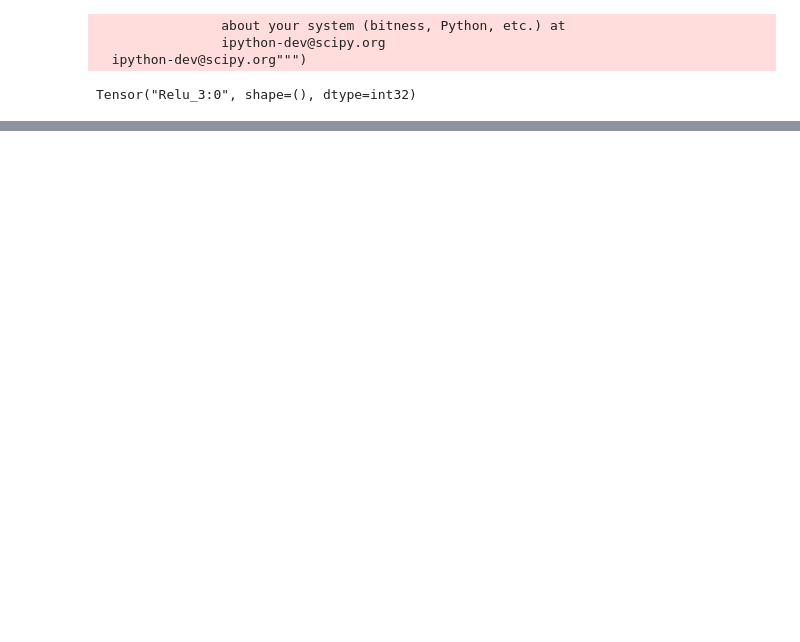
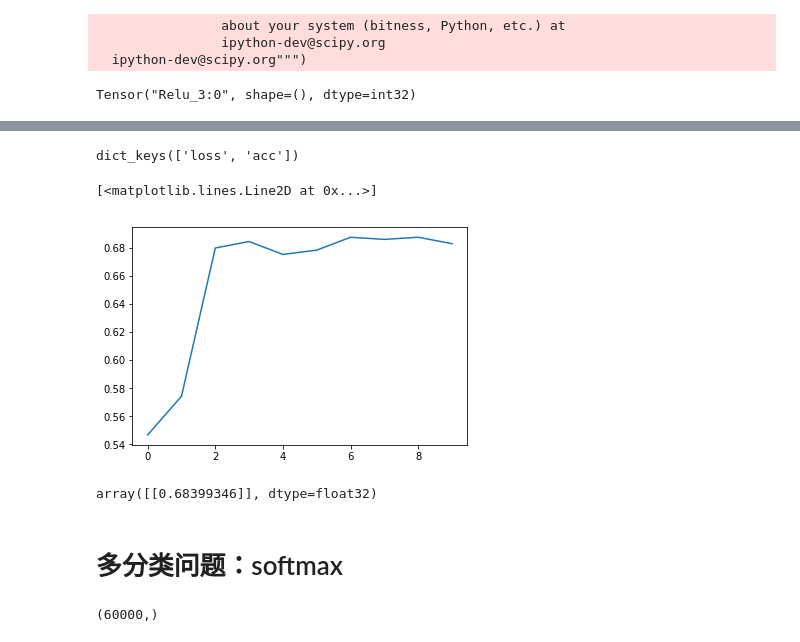
Before and after one commit to xiaoxx970/junpeng, a Jupyter notebook: play with deeplearning/create neural network from sketch.ipynb, the cells around one changed output, grey strips where cells are left out. Saved outputs shown, nothing was run; the diff lists cells and outputs as text; code cells hidden in the pictures; blank space fills up the shorter version.

```diff
--- a/play with deeplearning/create neural network from sketch.ipynb
+++ b/play with deeplearning/create neural network from sketch.ipynb
@@ -100,0 +206,5 @@ Epoch 6/12
+# %%
+data = pd.read_csv('data/credit-a.csv',header=None)
+# %%
+x = data.iloc[:, :-1]
+y = data.iloc[:,-1].replace(-1,0)
@@ -100,0 +217,8 @@ Epoch 6/12
+# %%
+model = keras.Sequential([
+    keras.layers.Dense(110, input_shape=(15,), activation='relu'),
+    keras.layers.Dense(10, activation='relu'),
+    keras.layers.Dense(4, activation='relu'),
+    keras.layers.Dense(1, activation='sigmoid')
+])
+model.summary()
@@ -100,0 +241,5 @@ Epoch 6/12
+# %%
+model.compile(optimizer='adam',
+             loss='binary_crossentropy',
+             metrics=['acc'])
+history = model.fit(x, y, epochs=10, verbose=1)
@@ -100,0 +267,16 @@ Epoch 6/12
+# %%
+history.history.keys()
+# %% [output]
+dict_keys(['loss', 'acc'])
+# %%
+#plt.plot(history.epoch, history.history.get("loss"))
+plt.plot(history.epoch, history.history.get("acc"))
+# %% [output]
+[<matplotlib.lines.Line2D at 0x...>]
+[figure, added]
+# %%
+model.predict(x[:1])
+# %% [output]
+array([[0.68399346]], dtype=float32)
+# %% [markdown]
+# 多分类问题：softmax
@@ -100,0 +285,4 @@ Epoch 6/12
+# %%
+train_lable.shape
+# %% [output]
+(60000,)
```
Also changed, not shown: parts of 30 cells of this notebook, 12 other files.
